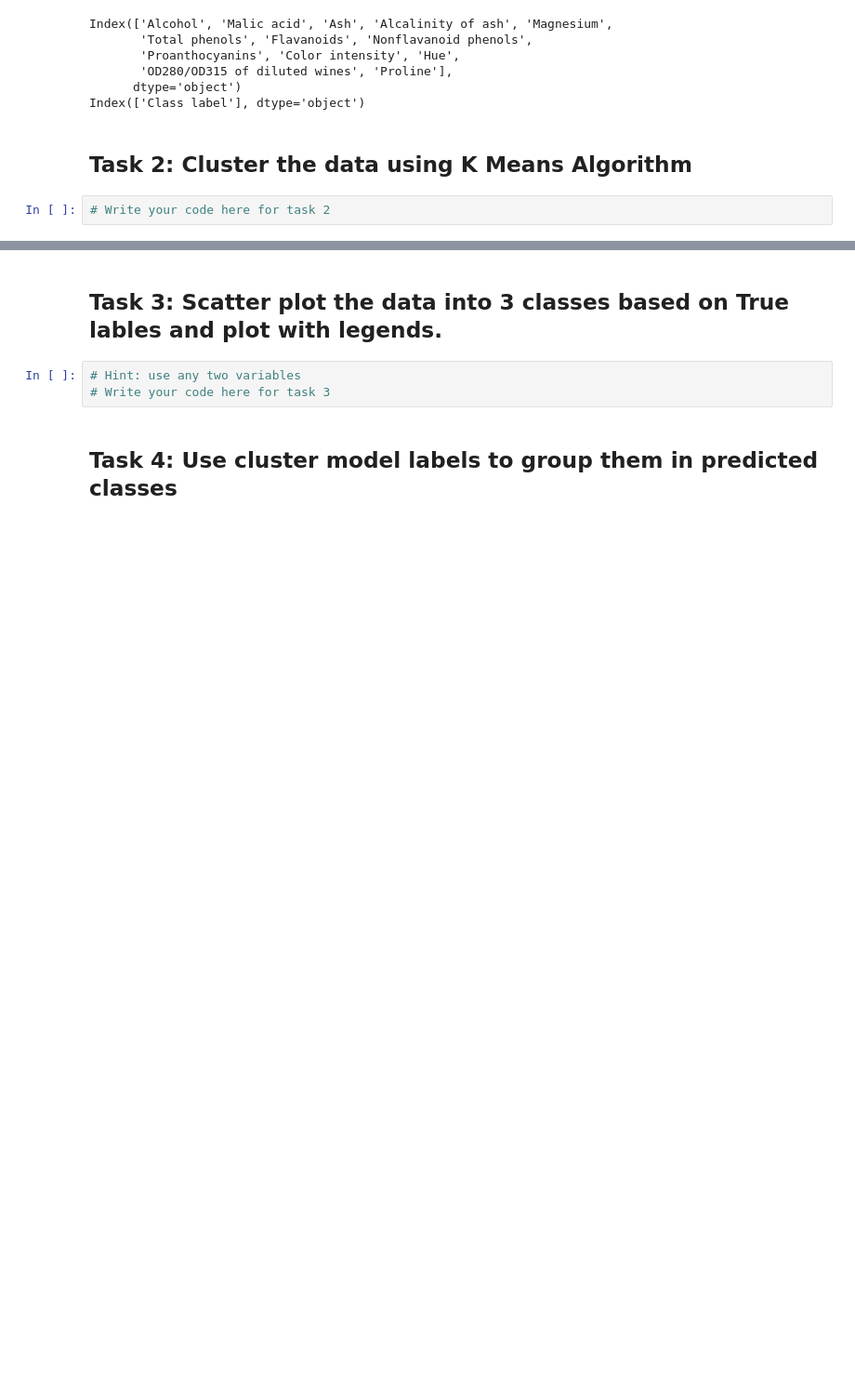
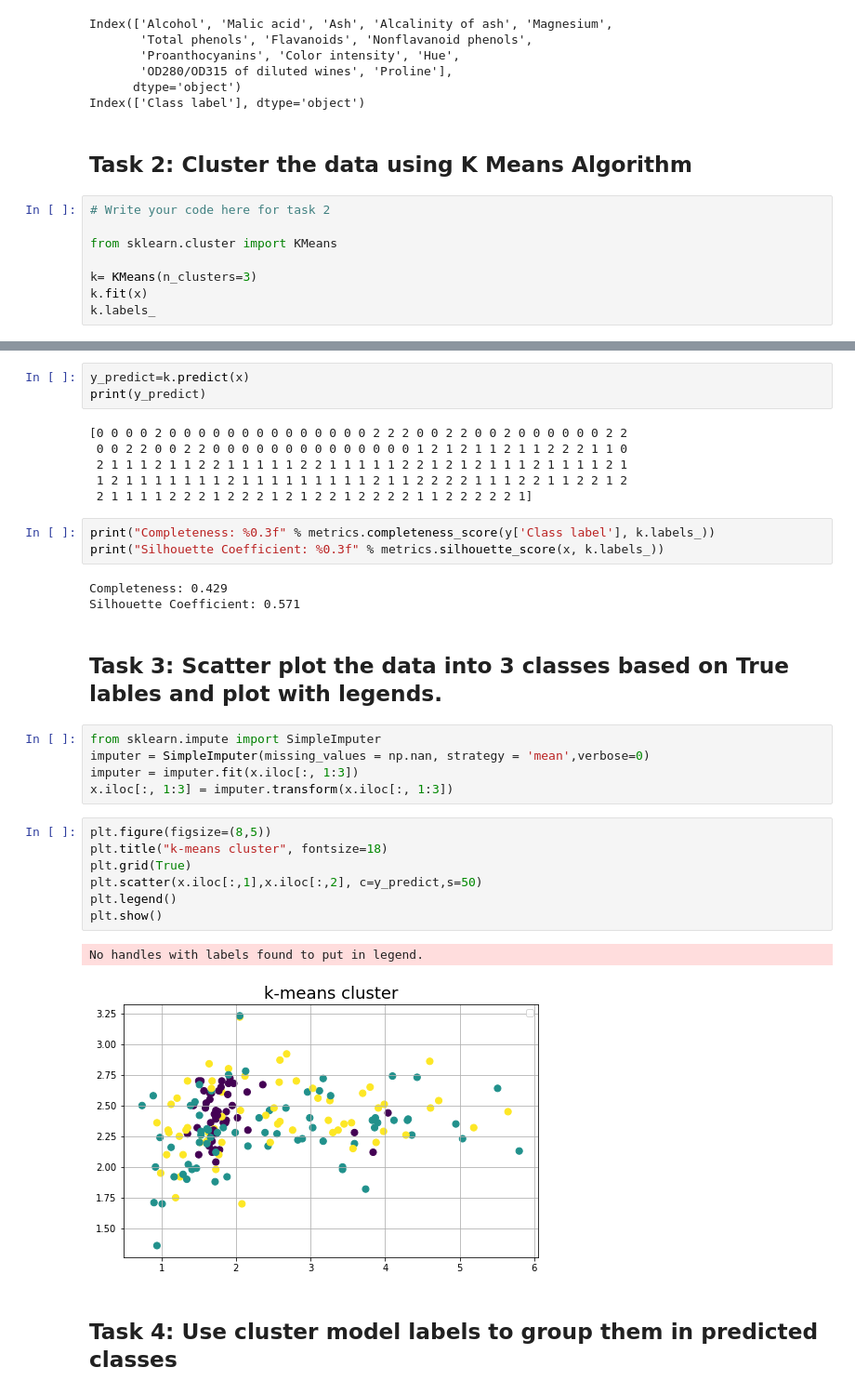
Before and after one commit to ah20776/CE888, a Jupyter notebook: Lab_6/Lab_6_Exercise.ipynb, the cells around one changed output, grey strips where cells are left out. Shown at 93% size. Cells and saved outputs as stored; diff of their text form; blank space fills up the shorter version.

```diff
--- a/Lab_6/Lab_6_Exercise.ipynb
+++ b/Lab_6/Lab_6_Exercise.ipynb
@@ -345,3 +345,9 @@ Index(['Class label'], dtype='object')
 ## Task 2: Cluster the data using K Means Algorithm
 # %%
 # Write your code here for task 2
+
+from sklearn.cluster import KMeans
+
+k= KMeans(n_clusters=3)
+k.fit(x)
+k.labels_
@@ -348,8 +364,35 @@ Index(['Class label'], dtype='object')
+# %%
+y_predict=k.predict(x)
+print(y_predict)
+# %% [output]
+[0 0 0 0 2 0 0 0 0 0 0 0 0 0 0 0 0 0 0 2 2 2 0 0 2 2 0 0 2 0 0 0 0 0 0 2 2
+ 0 0 2 2 0 0 2 2 0 0 0 0 0 0 0 0 0 0 0 0 0 0 1 2 1 2 1 1 2 1 1 2 2 2 1 1 0
+ 2 1 1 1 2 1 1 2 2 1 1 1 1 1 2 2 1 1 1 1 1 2 2 1 2 1 2 1 1 1 2 1 1 1 1 2 1
+ 1 2 1 1 1 1 1 1 1 2 1 1 1 1 1 1 1 1 1 2 1 1 2 2 2 2 1 1 1 2 2 1 1 2 2 1 2
+ 2 1 1 1 1 2 2 2 1 2 2 2 1 2 1 2 2 1 2 2 2 2 1 1 2 2 2 2 2 1]
+# %%
+print("Completeness: %0.3f" % metrics.completeness_score(y['Class label'], k.labels_))
+print("Silhouette Coefficient: %0.3f" % metrics.silhouette_score(x, k.labels_))
+# %% [output]
+Completeness: 0.429
+Silhouette Coefficient: 0.571
 # %% [markdown]
 ## Task 3: Scatter plot the data into 3 classes based on True lables and plot with legends.
-# %%
-# Hint: use any two variables
-# Write your code here for task 3
+# %%
+from sklearn.impute import SimpleImputer
+imputer = SimpleImputer(missing_values = np.nan, strategy = 'mean',verbose=0)
+imputer = imputer.fit(x.iloc[:, 1:3])
+x.iloc[:, 1:3] = imputer.transform(x.iloc[:, 1:3])
+# %%
+plt.figure(figsize=(8,5))
+plt.title("k-means cluster", fontsize=18)
+plt.grid(True)
+plt.scatter(x.iloc[:,1],x.iloc[:,2], c=y_predict,s=50)
+plt.legend()
+plt.show()
+# %% [output]
+No handles with labels found to put in legend.
+[figure, added]
 # %% [markdown]
 ## Task 4: Use cluster model labels to group them in predicted classes
 # %%
```
Also changed, not shown: parts of 26 cells of this notebook.
